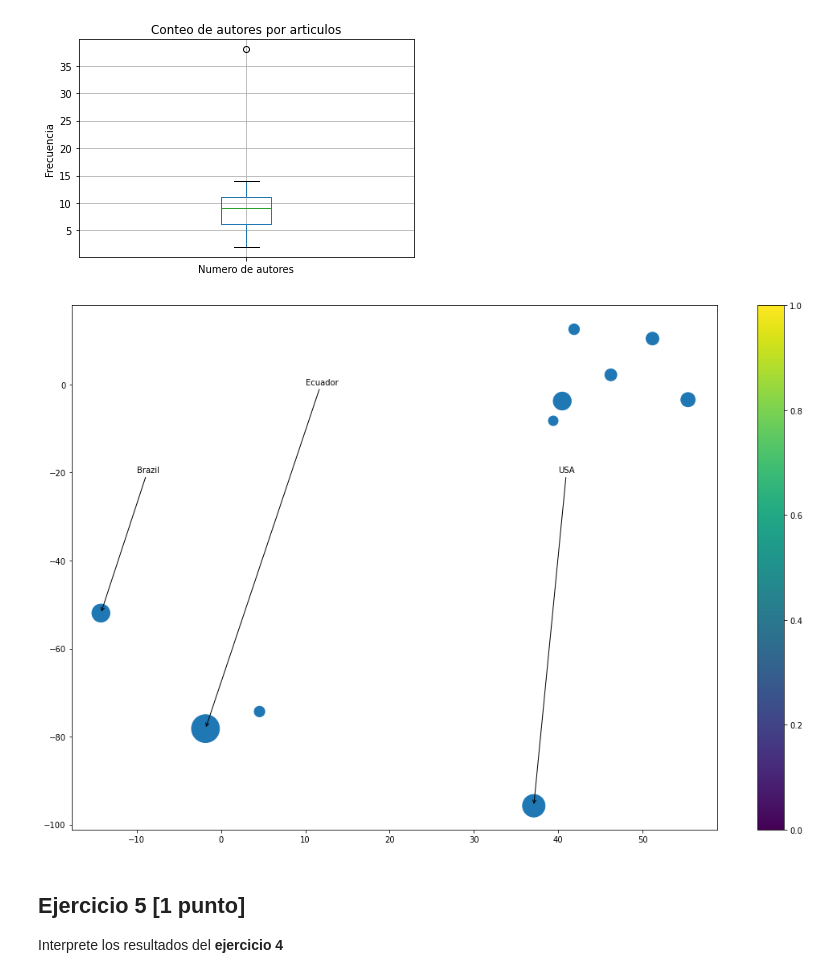
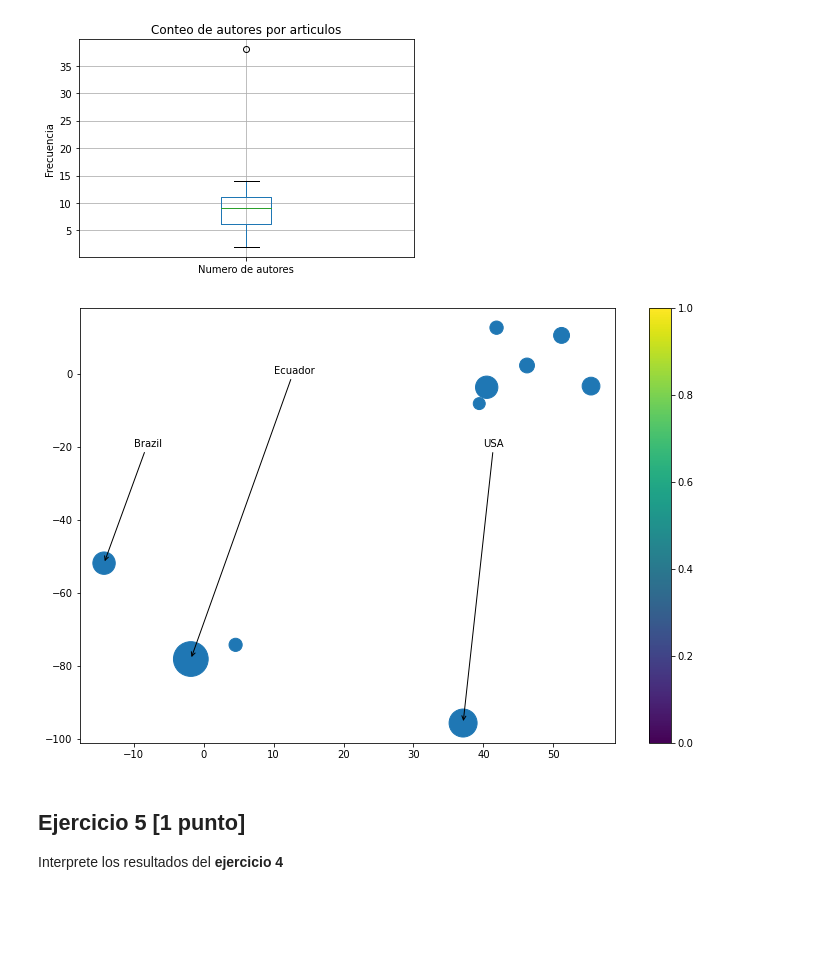
Before and after one commit to Johanna13G/GBI6_ExamenPython, a Jupyter notebook: 2021II_GBI6_ExamenParcialPython.ipynb, the cells around one changed output. Cells and saved outputs as stored; diff of their text form; code cells hidden in the pictures; blank space fills up the shorter version.

```diff
--- a/2021II_GBI6_ExamenParcialPython.ipynb
+++ b/2021II_GBI6_ExamenParcialPython.ipynb
@@ -248,33 +248,33 @@ Text(0, 0.5, 'Frecuencia')
 # %%
 #Nube de puntos
 countries = countries.sort_values("numero de autores")
 max_pais = (countries[104:])
 
 countries_lat = [39.399872, 4.570868, 41.87194, 46.227638, 51.165691, 55.378051,
                 40.463667, -14.235004, 37.09024, -1.831239  ]
 
 countries_long = [-8.224454, -74.297333, 12.56738, 2.213749, 10.451526, -3.435973,
                  -3.74922, -51.92528, -95.712891, -78.183406]
 repeticiones = [143, 173, 177, 221, 253, 316, 499, 501, 784, 1206]
 
 import matplotlib.pyplot as plt
 %matplotlib inline
 
 plt.scatter(countries_lat, countries_long, repeticiones)
 plot.colorbar()
 ard = dict(arrowstyle="->")
 plot.annotate("Ecuador", xy = (-1.831239, -78.183406 ),
              xytext = (10,0), arrowprops = ard)
 plot.annotate("USA", xy= (37.09024, -95.712891),
             xytext = (40, -20), arrowprops = ard)
 plot.annotate("Brazil", xy= (-14.235004, -51.92528),
             xytext = (-10, -20), arrowprops = ard)
 params = plt.gcf()
 plSize = params.get_size_inches()
-params.set_size_inches( (plSize[0] * 3, plSize[1] * 3) )
+params.set_size_inches( (plSize[0] * 2, plSize[1] * 2) )
 plt.show()
 # %% [output]
-[figure, old version]
+[figure, new version]
 # %% [markdown]
 ## Ejercicio 5 [1 punto]
 
```
